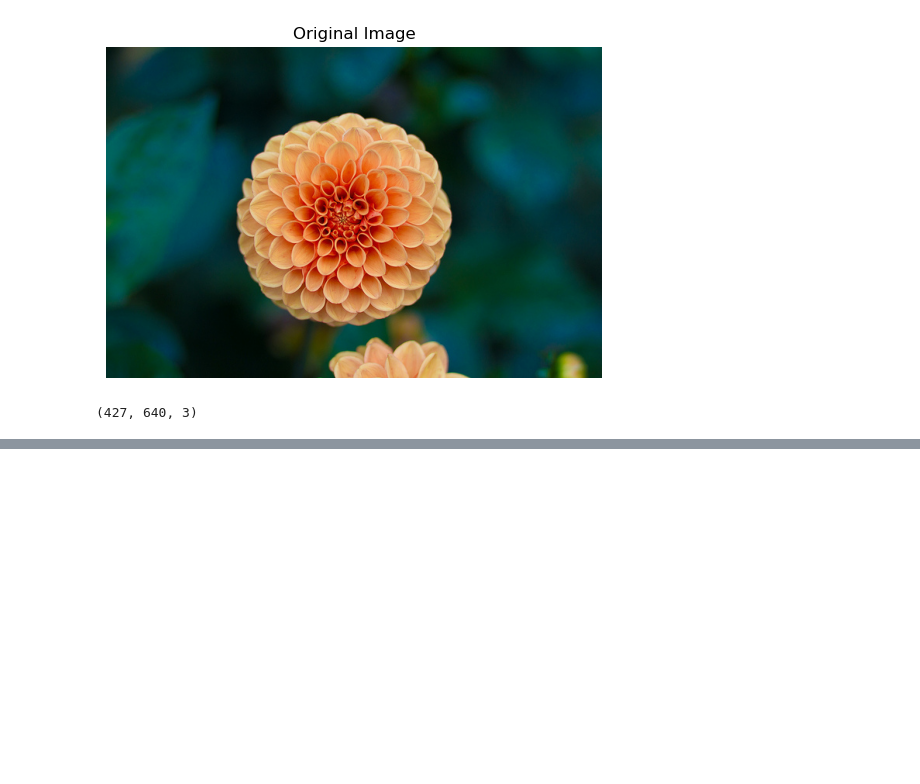
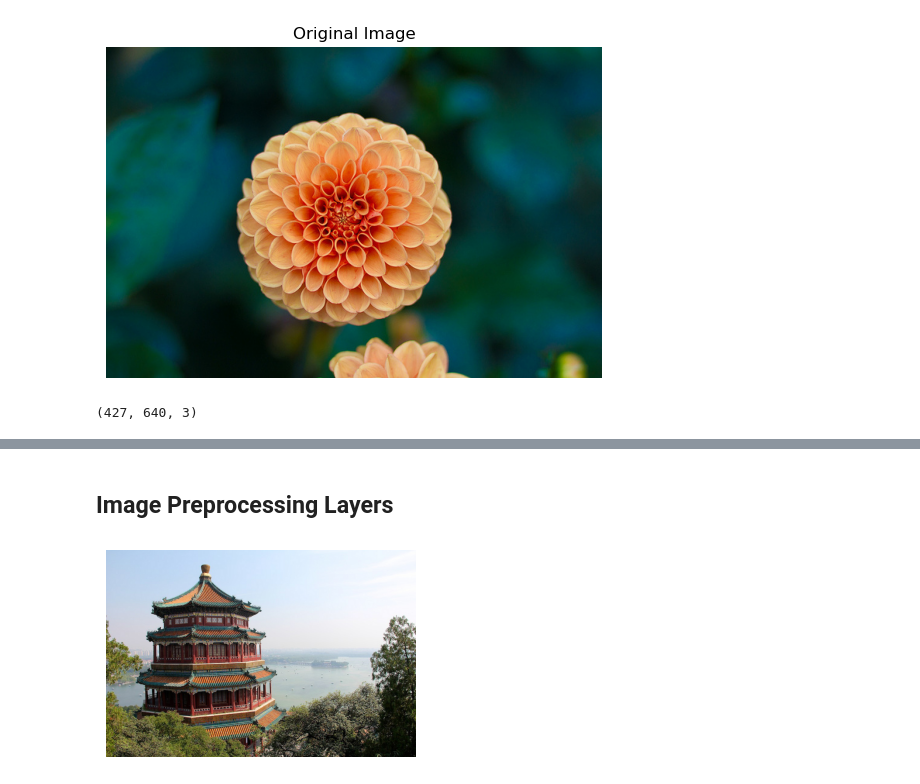
Before and after one commit to ShindeShivam/Machine-Learning, a Jupyter notebook: Neural-Networks-and-Deeplearning/13.Loading&Preprocessing-Data-using-Tensorflow/loading-and-preprocessing_data.ipynb, the cells around one changed output, grey strips where cells are left out. Saved outputs shown, nothing was run; the diff lists cells and outputs as text; code cells hidden in the pictures; blank space fills up the shorter version.

Commit message:
keras preprocessing layers

```diff
--- a/Neural-Networks-and-Deeplearning/13.Loading&Preprocessing-Data-using-Tensorflow/loading-and-preprocessing_data.ipynb
+++ b/Neural-Networks-and-Deeplearning/13.Loading&Preprocessing-Data-using-Tensorflow/loading-and-preprocessing_data.ipynb
@@ -876,0 +1445,15 @@ plt.tight_layout()
+# %% [markdown]
+## Image Preprocessing Layers
+# %%
+from sklearn.datasets import load_sample_images
+
+image=load_sample_images()["images"]
+crop_image_layer=tf.keras.layers.CenterCrop(height=100,width=100)
+cropped_image=crop_image_layer(image)
+# %%
+plt.figure(figsize=(4,4))
+plt.imshow(image[0])
+plt.axis("off")
+plt.show()
+# %% [output]
+[figure, added]
```
Also changed, not shown: parts of 75 cells of this notebook.
